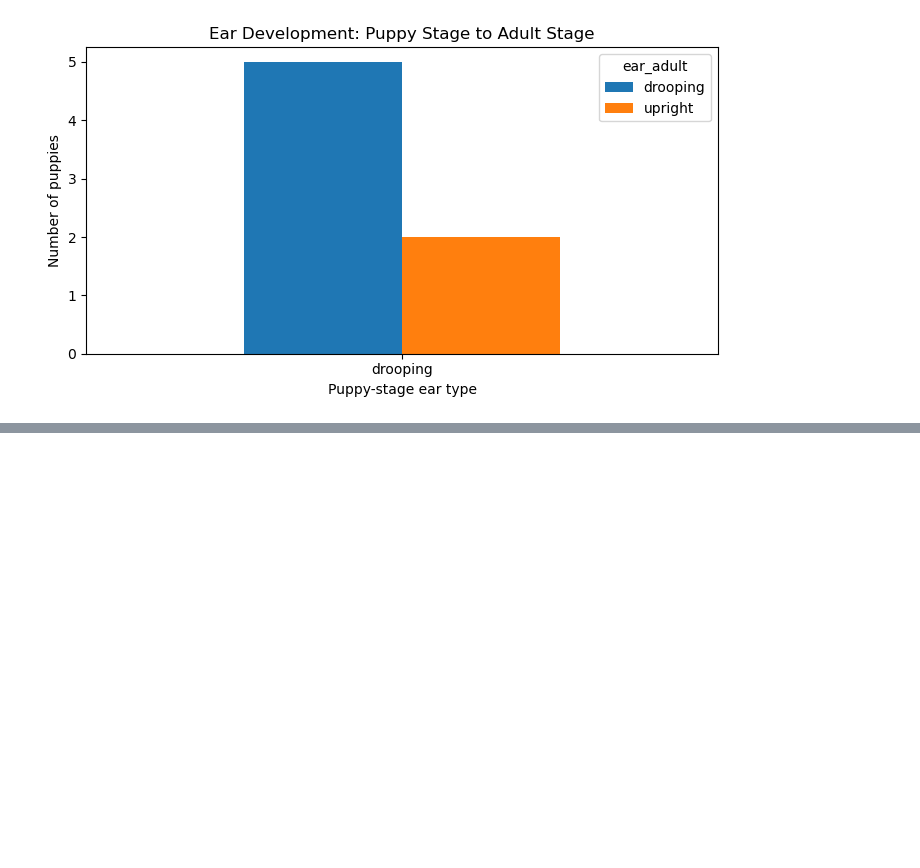
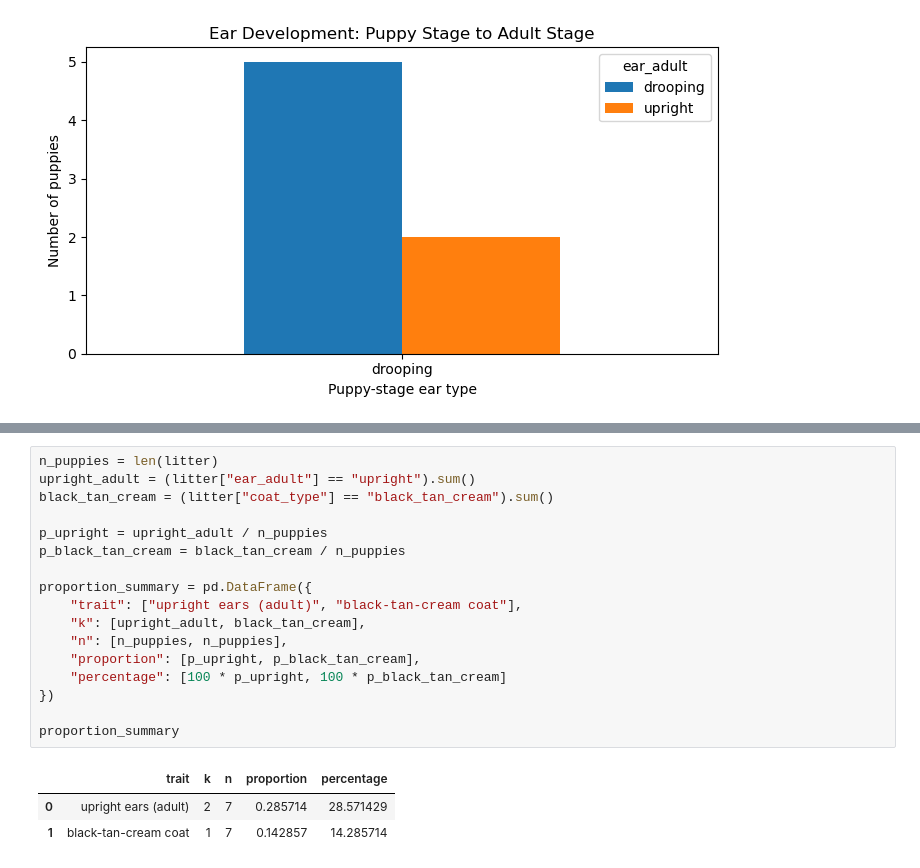
Before and after one commit to Vkp26/Phenotype_traits, a Jupyter notebook: Mydog_phenotype_traits.ipynb, the cells around one changed output, grey strips where cells are left out. Cells and saved outputs as stored; diff of their text form; blank space fills up the shorter version.

Commit message:
Add files via upload
Added proportions to show the relative frequency of traits in the litter

```diff
--- a/Mydog_phenotype_traits.ipynb
+++ b/Mydog_phenotype_traits.ipynb
@@ -215,0 +229,21 @@ plt.show()
+# %%
+n_puppies = len(litter)
+upright_adult = (litter["ear_adult"] == "upright").sum()
+black_tan_cream = (litter["coat_type"] == "black_tan_cream").sum()
+
+p_upright = upright_adult / n_puppies
+p_black_tan_cream = black_tan_cream / n_puppies
+
+proportion_summary = pd.DataFrame({
+    "trait": ["upright ears (adult)", "black-tan-cream coat"],
+    "k": [upright_adult, black_tan_cream],
+    "n": [n_puppies, n_puppies],
+    "proportion": [p_upright, p_black_tan_cream],
+    "percentage": [100 * p_upright, 100 * p_black_tan_cream]
+})
+
+proportion_summary
+# %% [output]
+|  | trait | k | n | proportion | percentage |
+| 0 | upright ears (adult) | 2 | 7 | 0.285714 | 28.571429 |
+| 1 | black-tan-cream coat | 1 | 7 | 0.142857 | 14.285714 |
```
Also changed, not shown: parts of 2 cells of this notebook.
